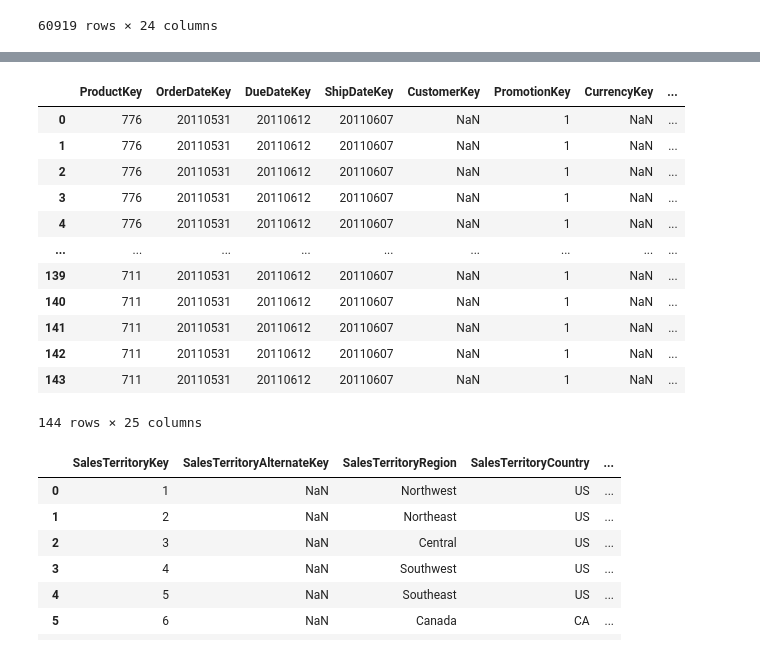
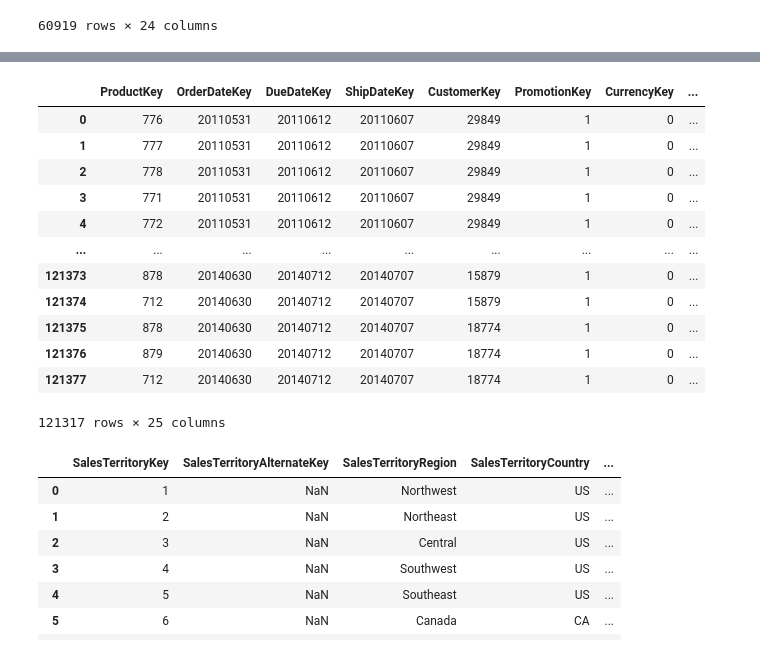
Before and after one commit to AngieJoya99/ETL-proyecto, a Jupyter notebook: pruebaConexion.ipynb, the cells around one changed output, grey strips where cells are left out. Saved outputs shown, nothing was run; the diff lists cells and outputs as text; code cells hidden in the pictures.

Commit message:
Fixing NaN customerKey

```diff
--- a/pruebaConexion.ipynb
+++ b/pruebaConexion.ipynb
@@ -656,14 +656,14 @@ def extraerDemografia(df, xml_col):
 
     return df_parsed
 # %%
-def transformDimCustomer(person, sales):
+def transformDimCustomer2(person, sales):
     #Tipos IN = Individual Customer
     dimCustomer = person["Person"][person["Person"]["PersonType"] == 'IN'].copy()
     dimCustomer = dimCustomer.drop(columns=[
         'PersonType', 'EmailPromotion', 'AdditionalContactInfo', 'ModifiedDate', 'rowguid'
     ])
 
-    demografia = utils_etl.extraerDemografia(dimCustomer,"Demographics").drop(columns=[
+    demografia = extraerDemografia(dimCustomer,"Demographics").drop(columns=[
         'TotalPurchaseYTD'
     ])
     demografia = demografia.rename(columns={
@@ -749,7 +857,7 @@ def transformFactInternetSales(product, salesOrderDetail, salesOrderHeader, cust
     factInternetSales = factInternetSales.merge(
         salesOrderHeader[["SalesOrderID", "SalesOrderNumber", "RevisionNumber", "OrderDate",
                             "DueDate", "ShipDate", "CustomerID", "TerritoryID",
-                            "Freight", "CurrencyRateID"]],
+                            "Freight", "CurrencyRateID", "TaxAmt"]],
         on="SalesOrderID",
         how="left"
     ).rename(columns={
@@ -791,17 +899,6 @@ def transformFactInternetSales(product, salesOrderDetail, salesOrderHeader, cust
         how="left"
     ).drop(columns=["CurrencyAlternateKey", "ToCurrencyCode"])
 
-    factInternetSales = factInternetSales.merge(
-        stateProvince[["StateProvinceID", "TerritoryID"]],
-        left_on="SalesTerritoryKey",
-        right_on="TerritoryID",
-        how="left"
-    ).drop(columns=["TerritoryID"]).merge(
-        salesTaxRate[["StateProvinceID", "TaxRate"]],
-        on="StateProvinceID",
-        how="left"
-    ).drop(columns=["StateProvinceID"])
-
     def transforma_date(date):
         if pd.isna(date):
             return None
@@ -814,10 +911,9 @@ def transformFactInternetSales(product, salesOrderDetail, salesOrderHeader, cust
     factInternetSales["ExtendedAmount"] = factInternetSales["UnitPrice"] * factInternetSales["OrderQuantity"]
     factInternetSales["DiscountAmount"] = factInternetSales["ExtendedAmount"] * factInternetSales["UnitPriceDiscountPct"]
     factInternetSales["TotalProductCost"] = factInternetSales["ProductStandardCost"] * factInternetSales["OrderQuantity"]
-    factInternetSales["TaxAmt"] = (factInternetSales["ExtendedAmount"] - factInternetSales["DiscountAmount"]) * (factInternetSales["TaxRate"] / 100)
 
-    factInternetSales = factInternetSales.drop(columns=["TaxRate"])
-
+    factInternetSales["CurrencyKey"] = factInternetSales["CurrencyKey"].fillna(0).astype(int)
+    factInternetSales["CustomerKey"] = factInternetSales["CustomerKey"].fillna(0).astype(int)
 
     column_order = ["ProductKey", "OrderDateKey", "DueDateKey", "ShipDateKey", "CustomerKey", "PromotionKey", "CurrencyKey",
         "SalesTerritoryKey", "SalesOrderNumber", "SalesOrderLineNumber", "RevisionNumber", "OrderQuantity",
@@ -826,34 +922,39 @@ def transformFactInternetSales(product, salesOrderDetail, salesOrderHeader, cust
 
     factInternetSales = factInternetSales[column_order]
 
+    factInternetSales = factInternetSales.drop_duplicates(subset=["SalesOrderNumber","SalesOrderLineNumber"])
+
+    factInternetSales["CurrencyKey"] = factInternetSales["CurrencyKey"].fillna(0).astype(int)
+
     return factInternetSales
 # %%
 dim = transformFactInternetSales(
     production["Product"],
     sales["SalesOrderDetail"],
     sales["SalesOrderHeader"],
     sales["Customer"],
     dimCustomer,
     dimCurrency,
     sales["CurrencyRate"],
     person["StateProvince"],
     sales["SalesTaxRate"]
     )
-dim[dim["SalesOrderNumber"] == "SO43659"]
+dim
+#dim[dim["CustomerKey"].isna()]
 # %% [output]
 |  | ProductKey | OrderDateKey | DueDateKey | ShipDateKey | CustomerKey | PromotionKey | CurrencyKey | ... |
-| 0 | 776 | 20110531 | 20110612 | 20110607 | NaN | 1 | NaN | ... |
-| 1 | 776 | 20110531 | 20110612 | 20110607 | NaN | 1 | NaN | ... |
-| 2 | 776 | 20110531 | 20110612 | 20110607 | NaN | 1 | NaN | ... |
-| 3 | 776 | 20110531 | 20110612 | 20110607 | NaN | 1 | NaN | ... |
-| 4 | 776 | 20110531 | 20110612 | 20110607 | NaN | 1 | NaN | ... |
+| 0 | 776 | 20110531 | 20110612 | 20110607 | 29849 | 1 | 0 | ... |
+| 1 | 777 | 20110531 | 20110612 | 20110607 | 29849 | 1 | 0 | ... |
+| 2 | 778 | 20110531 | 20110612 | 20110607 | 29849 | 1 | 0 | ... |
+| 3 | 771 | 20110531 | 20110612 | 20110607 | 29849 | 1 | 0 | ... |
+| 4 | 772 | 20110531 | 20110612 | 20110607 | 29849 | 1 | 0 | ... |
 | ... | ... | ... | ... | ... | ... | ... | ... | ... |
-| 139 | 711 | 20110531 | 20110612 | 20110607 | NaN | 1 | NaN | ... |
-| 140 | 711 | 20110531 | 20110612 | 20110607 | NaN | 1 | NaN | ... |
-| 141 | 711 | 20110531 | 20110612 | 20110607 | NaN | 1 | NaN | ... |
-| 142 | 711 | 20110531 | 20110612 | 20110607 | NaN | 1 | NaN | ... |
-| 143 | 711 | 20110531 | 20110612 | 20110607 | NaN | 1 | NaN | ... |
+| 121373 | 878 | 20140630 | 20140712 | 20140707 | 15879 | 1 | 0 | ... |
+| 121374 | 712 | 20140630 | 20140712 | 20140707 | 15879 | 1 | 0 | ... |
+| 121375 | 878 | 20140630 | 20140712 | 20140707 | 18774 | 1 | 0 | ... |
+| 121376 | 879 | 20140630 | 20140712 | 20140707 | 18774 | 1 | 0 | ... |
+| 121377 | 712 | 20140630 | 20140712 | 20140707 | 18774 | 1 | 0 | ... |
-144 rows × 25 columns
+121317 rows × 25 columns
 # %%
 def transformDimSalesTerritory(SalesTerritory):
     dimSalesTerritory = pd.DataFrame(columns=[
```
Also changed, not shown: parts of 2 cells of this notebook.
